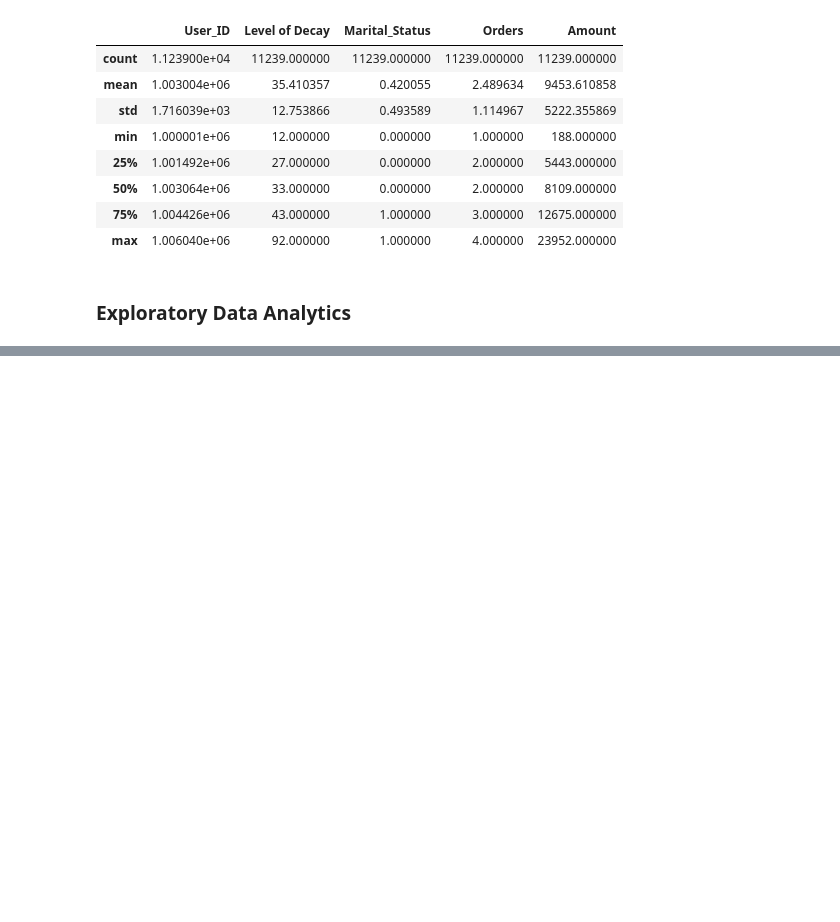
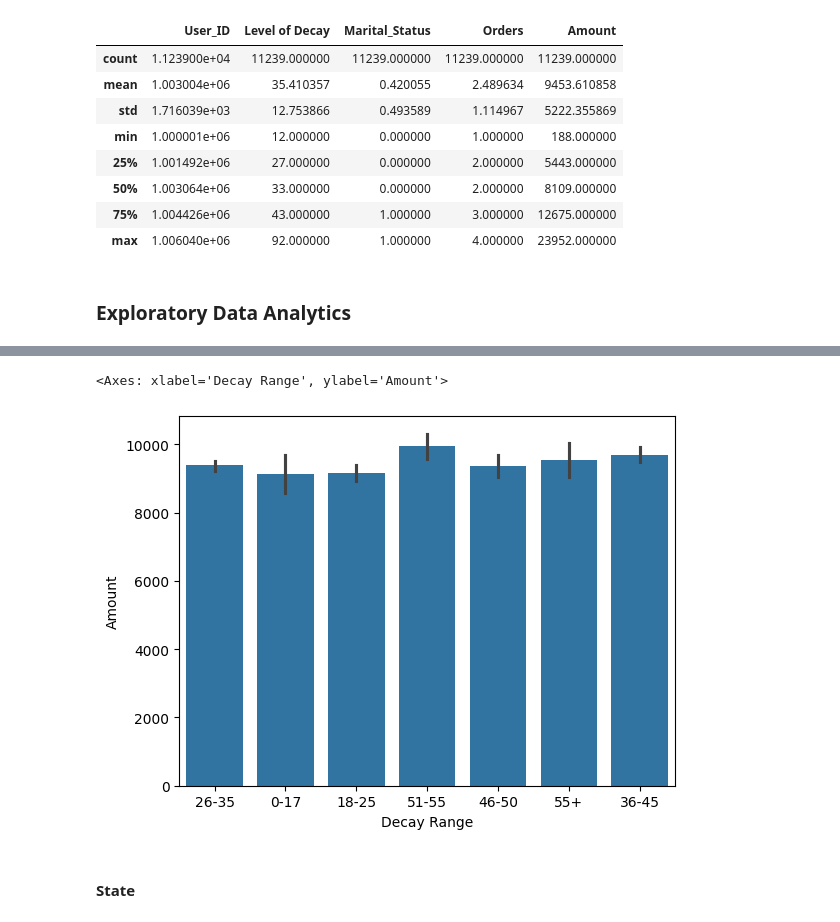
Before and after one commit to GitTanish/DataAnalysis, a Jupyter notebook: Sales_Festival.ipynb, the cells around one changed output, grey strips where cells are left out. Cells and saved outputs as stored; diff of their text form; code cells hidden in the pictures; blank space fills up the shorter version.

```diff
--- a/Sales_Festival.ipynb
+++ b/Sales_Festival.ipynb
@@ -186,0 +218,8 @@ df.describe()
+# %%
+sales_age = df.groupby(['Decay Range'], as_index=False)['Amount'].sum().sort_values(by='Amount', ascending = True)
+sns.barplot(x='Decay Range', y='Amount', data=df)
+# %% [output]
+<Axes: xlabel='Decay Range', ylabel='Amount'>
+[figure, added]
+# %% [markdown]
+#### State
```
Also changed, not shown: parts of 13 cells of this notebook.
